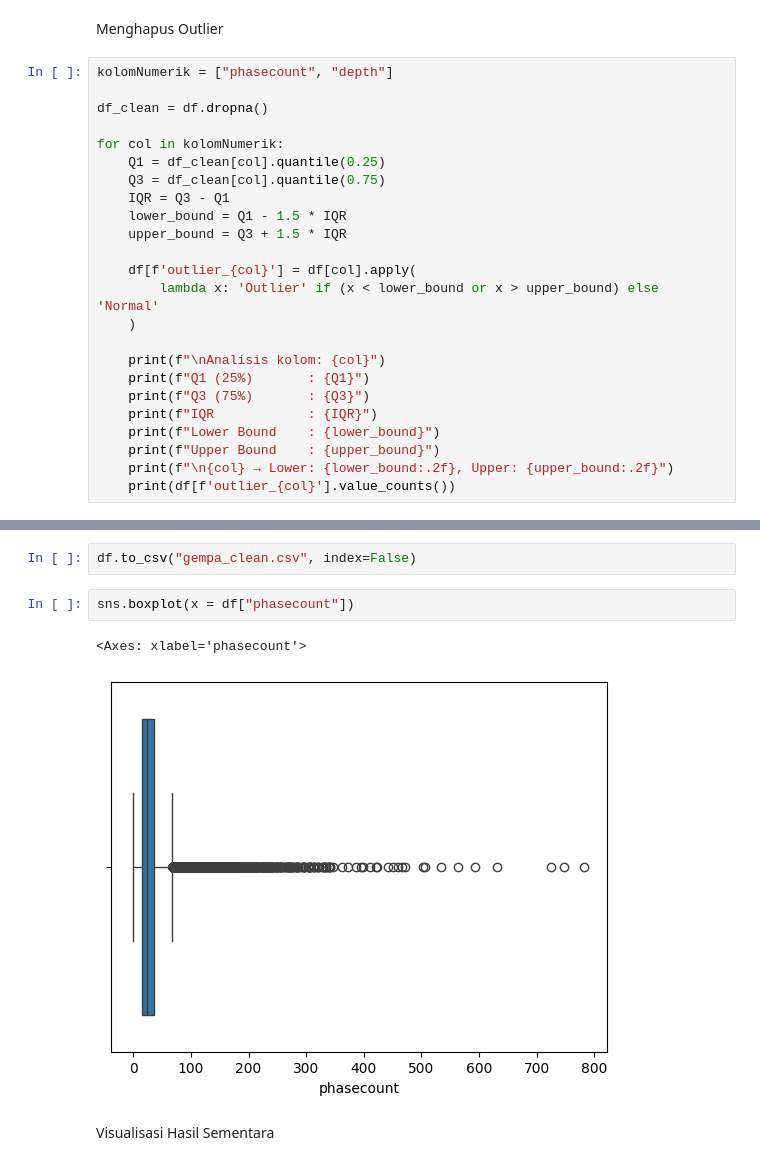
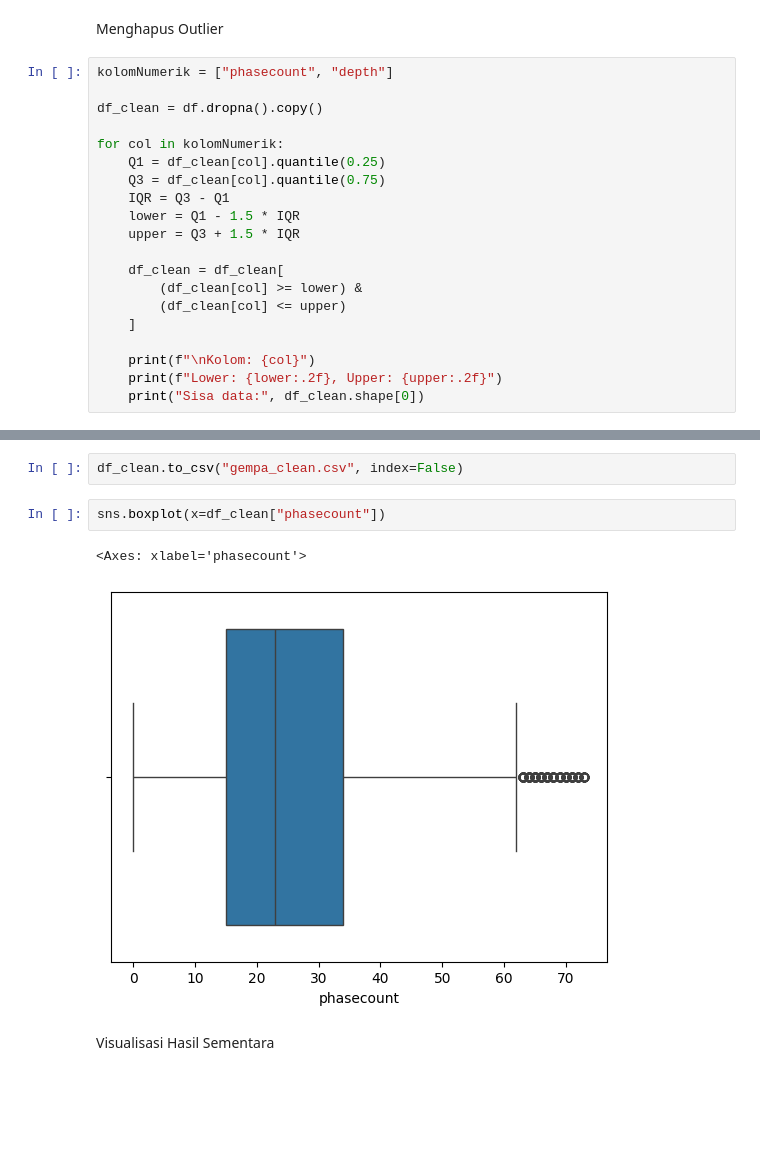
Before and after one commit to Faris0520/filecolab, a Jupyter notebook: Data Mining/Jurnal_Penambangan.ipynb, the cells around one changed output, grey strips where cells are left out. Saved outputs shown, nothing was run; the diff lists cells and outputs as text; blank space fills up the shorter version.

```diff
--- a/Data Mining/Jurnal_Penambangan.ipynb
+++ b/Data Mining/Jurnal_Penambangan.ipynb
@@ -155,25 +155,21 @@ Menghapus Outlier
 # %%
 kolomNumerik = ["phasecount", "depth"]
 
-df_clean = df.dropna()
+df_clean = df.dropna().copy()
 
 for col in kolomNumerik:
     Q1 = df_clean[col].quantile(0.25)
     Q3 = df_clean[col].quantile(0.75)
     IQR = Q3 - Q1
-    lower_bound = Q1 - 1.5 * IQR
-    upper_bound = Q3 + 1.5 * IQR
+    lower = Q1 - 1.5 * IQR
+    upper = Q3 + 1.5 * IQR
 
-    df[f'outlier_{col}'] = df[col].apply(
-        lambda x: 'Outlier' if (x < lower_bound or x > upper_bound) else 'Normal'
-    )
+    df_clean = df_clean[
+        (df_clean[col] >= lower) &
+        (df_clean[col] <= upper)
+    ]
 
-    print(f"\nAnalisis kolom: {col}")
-    print(f"Q1 (25%)       : {Q1}")
-    print(f"Q3 (75%)       : {Q3}")
-    print(f"IQR            : {IQR}")
-    print(f"Lower Bound    : {lower_bound}")
-    print(f"Upper Bound    : {upper_bound}")
-    print(f"\n{col} → Lower: {lower_bound:.2f}, Upper: {upper_bound:.2f}")
-    print(df[f'outlier_{col}'].value_counts())
+    print(f"\nKolom: {col}")
+    print(f"Lower: {lower:.2f}, Upper: {upper:.2f}")
+    print("Sisa data:", df_clean.shape[0])
 # %% [output]
@@ -210,10 +192,10 @@ Data setelah outlier dihapus: (25981, 12)
 # %%
-df.to_csv("gempa_clean.csv", index=False)
+df_clean.to_csv("gempa_clean.csv", index=False)
 # %%
-sns.boxplot(x = df["phasecount"])
+sns.boxplot(x=df_clean["phasecount"])
 # %% [output]
 <Axes: xlabel='phasecount'>
-[figure, old version]
+[figure, new version]
 # %% [markdown]
 Visualisasi Hasil Sementara
 # %%
```
Also changed, not shown: parts of 11 cells of this notebook.
